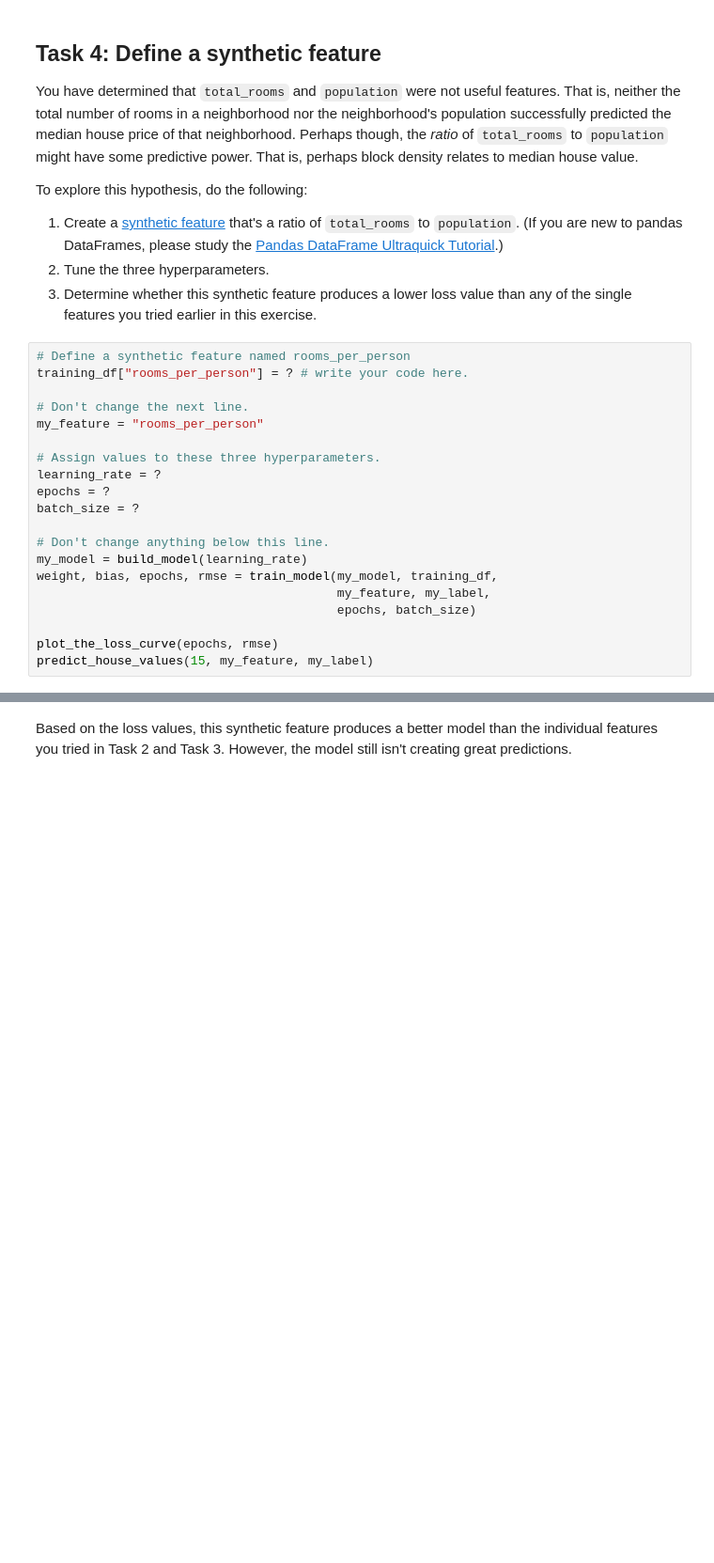
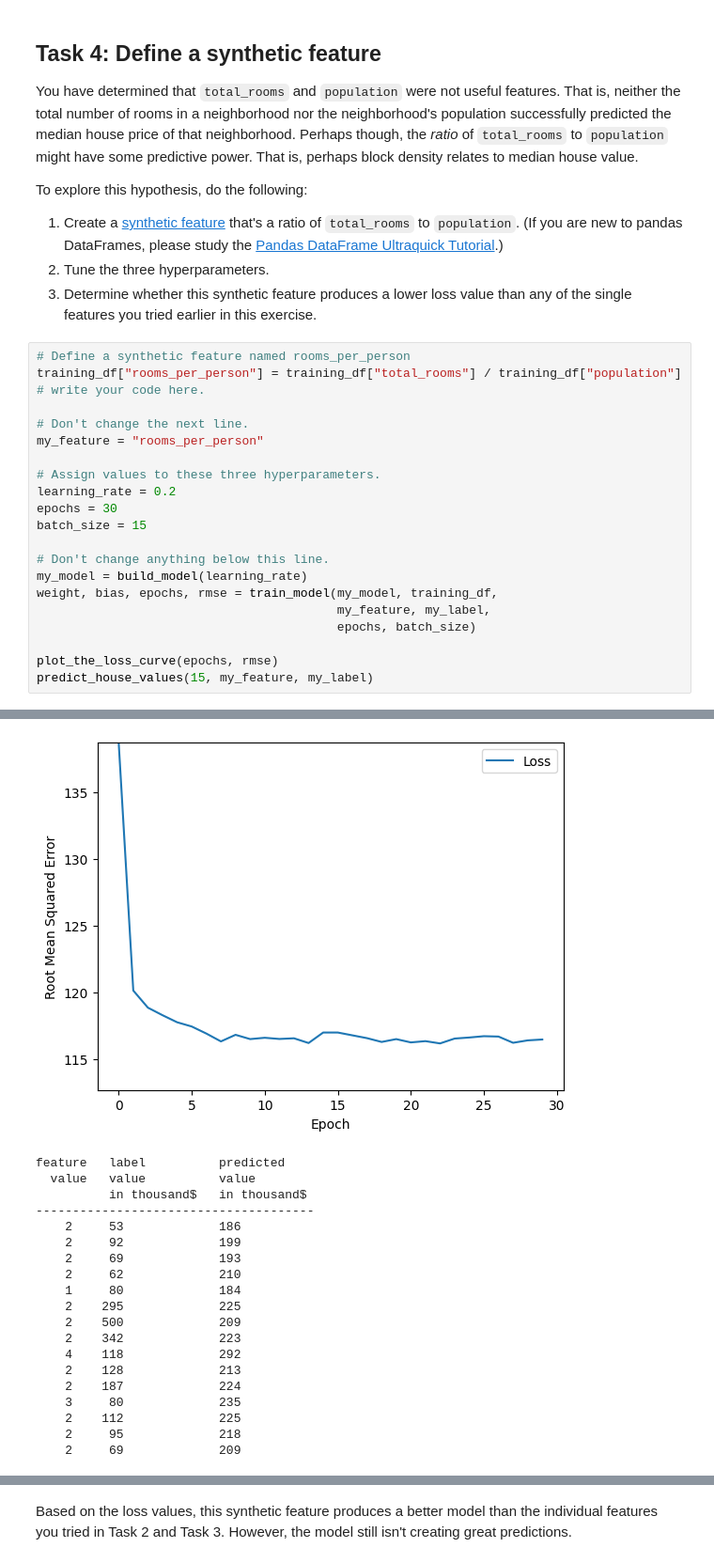
Before and after one commit to codeyson/CPE-313, a Jupyter notebook: HOA_1_Using_Tensorflow_with_a_Real_Dataset_(with_solutions).ipynb, the cells around one changed output, grey strips where cells are left out. Shown at 94% size. Cells and saved outputs as stored; diff of their text form; blank space fills up the shorter version.

```diff
--- a/HOA_1_Using_Tensorflow_with_a_Real_Dataset_(with_solutions).ipynb
+++ b/HOA_1_Using_Tensorflow_with_a_Real_Dataset_(with_solutions).ipynb
@@ -425,15 +541,15 @@ To explore this hypothesis, do the following:
    tried earlier in this exercise.
 # %%
 # Define a synthetic feature named rooms_per_person
-training_df["rooms_per_person"] = ? # write your code here.
+training_df["rooms_per_person"] = training_df["total_rooms"] / training_df["population"] # write your code here.
 
 # Don't change the next line.
 my_feature = "rooms_per_person"
 
 # Assign values to these three hyperparameters.
-learning_rate = ?
-epochs = ?
-batch_size = ?
+learning_rate = 0.2
+epochs = 30
+batch_size = 15
 
 # Don't change anything below this line.
 my_model = build_model(learning_rate)
@@ -443,3 +559,4 @@ weight, bias, epochs, rmse = train_model(my_model, training_df,
 
 plot_the_loss_curve(epochs, rmse)
 predict_house_values(15, my_feature, my_label)
+# %% [output]
@@ -446,3 +582,23 @@ predict_house_values(15, my_feature, my_label)
+[figure, added]
+feature   label          predicted
+  value   value          value
+          in thousand$   in thousand$
+--------------------------------------
+    2     53             186
+    2     92             199
+    2     69             193
+    2     62             210
+    1     80             184
+    2    295             225
+    2    500             209
+    2    342             223
+    4    118             292
+    2    128             213
+    2    187             224
+    3     80             235
+    2    112             225
+    2     95             218
+    2     69             209
 # %%
 #@title Double-click to view a possible solution to Task 4.
 
```
Also changed, not shown: parts of 14 cells of this notebook.
